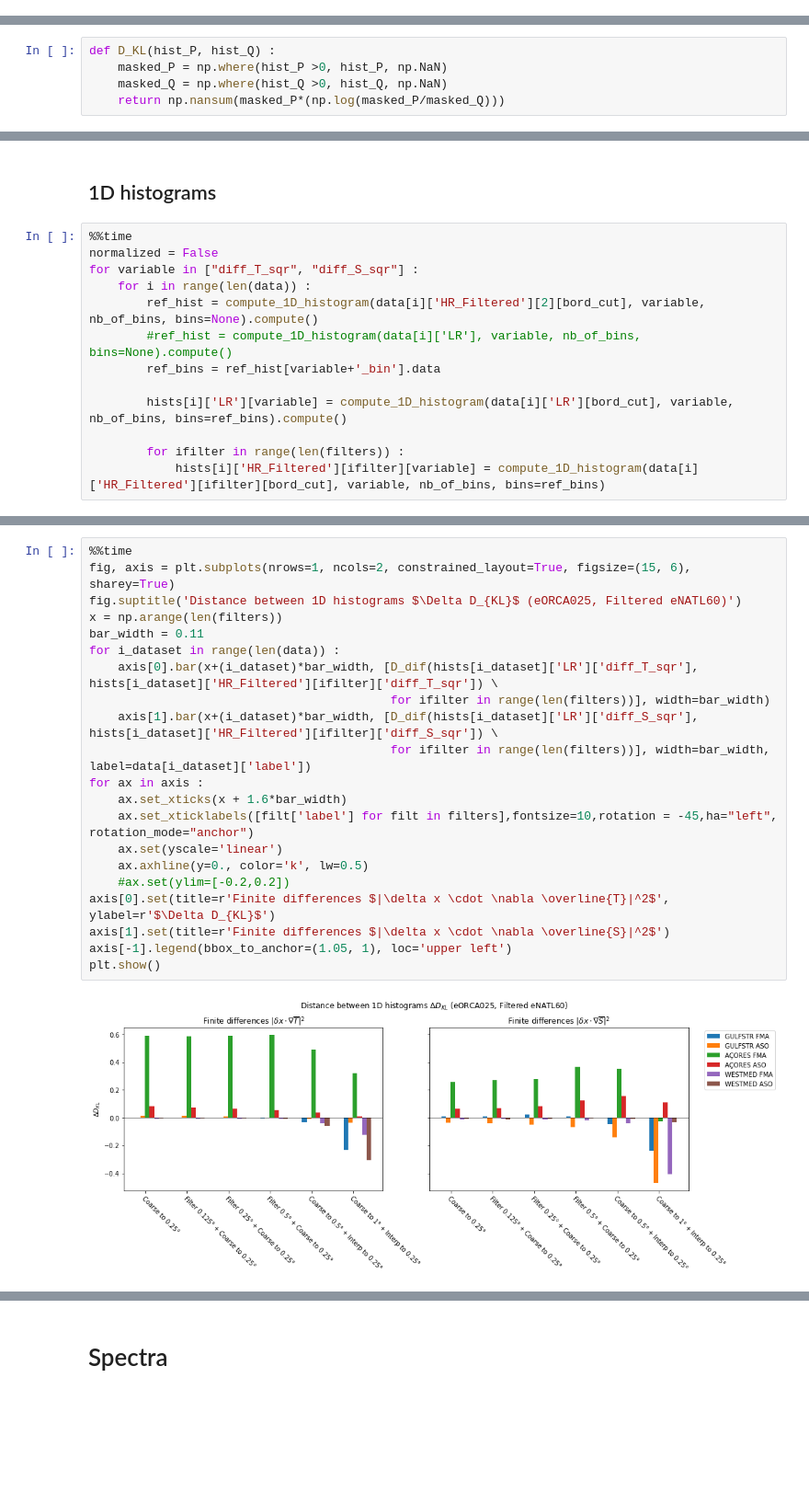
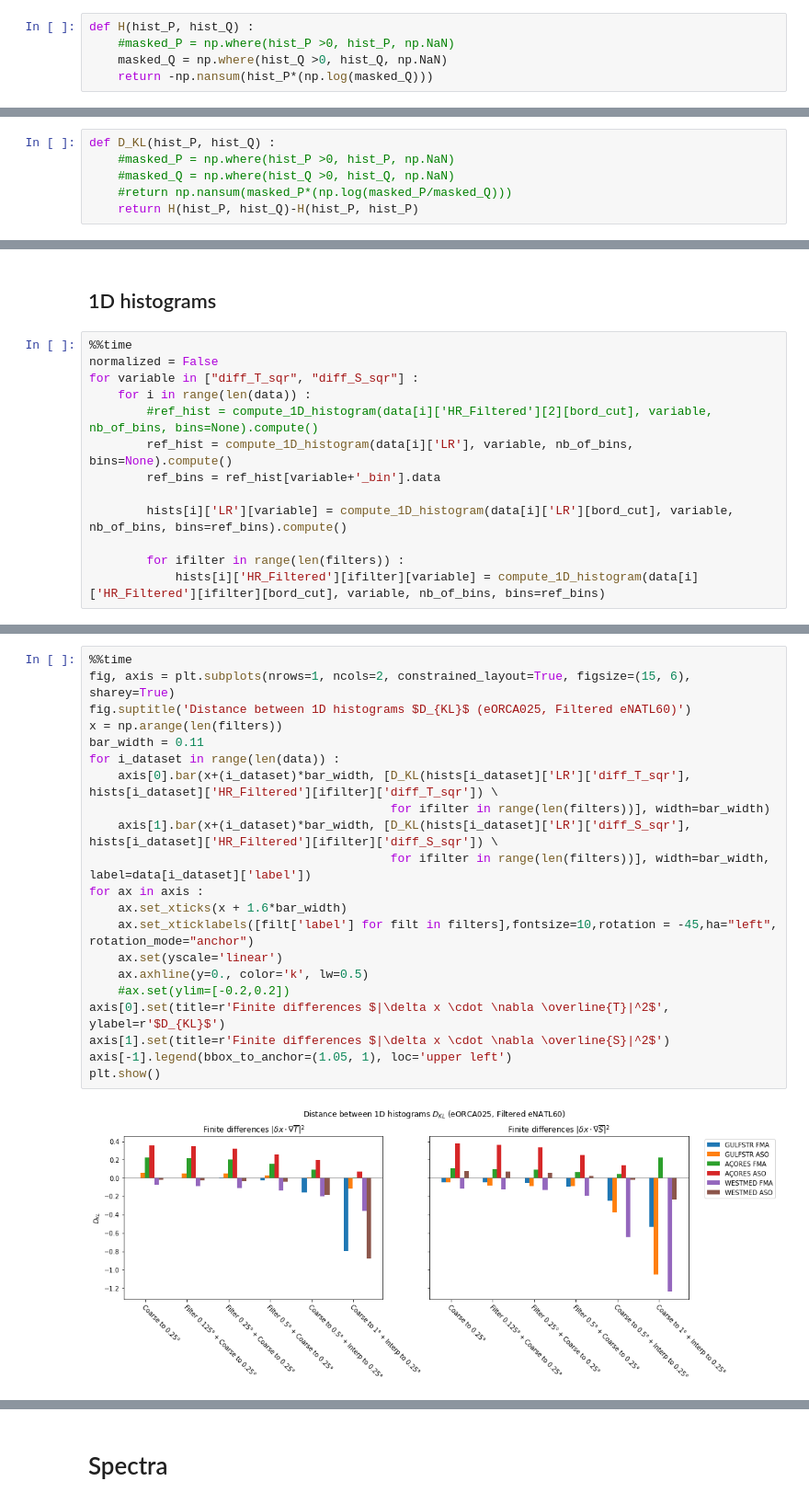
Before and after one commit to anastasiaGor/oceanDataNotebooks, a Jupyter notebook: compare_eNATL60_and_eORCA025/09-choice_of_filter.ipynb, the cells around one changed output, grey strips where cells are left out. Shown at 92% size. Saved outputs shown, nothing was run; the diff lists cells and outputs as text; blank space fills up the shorter version.

Commit message:
some clarifications of histograms divergence metrics, added spectra

```diff
--- a/compare_eNATL60_and_eORCA025/09-choice_of_filter.ipynb
+++ b/compare_eNATL60_and_eORCA025/09-choice_of_filter.ipynb
@@ -109,2 +114,7 @@ def margin_hist(data, color_index, x_bins, y_bins, ax_histx, ax_histy, ax_big):
+# %%
+def H(hist_P, hist_Q) :
+    #masked_P = np.where(hist_P >0, hist_P, np.NaN)
+    masked_Q = np.where(hist_Q >0, hist_Q, np.NaN)
+    return -np.nansum(hist_P*(np.log(masked_Q)))
 # %% [markdown]
 - Kullback-Leibler (KL) divergence (or relative entropy)
@@ -112,9 +122,10 @@ $$ D_{KL} (P || Q) = \sum_i P(i) \log\frac{P(i)}{Q(i)} $$
 a measure of how one probability distribution $Q$ is different from a second, reference probability distribution $P$ (information gain of $P$ in comparison to $Q$). In other words, it is the amount of information lost when $Q$ is used to approximate $P$.
 # %%
 def D_KL(hist_P, hist_Q) :
-    masked_P = np.where(hist_P >0, hist_P, np.NaN)
-    masked_Q = np.where(hist_Q >0, hist_Q, np.NaN)
-    return np.nansum(masked_P*(np.log(masked_P/masked_Q)))
+    #masked_P = np.where(hist_P >0, hist_P, np.NaN)
+    #masked_Q = np.where(hist_Q >0, hist_Q, np.NaN)
+    #return np.nansum(masked_P*(np.log(masked_P/masked_Q)))
+    return H(hist_P, hist_Q)-H(hist_P, hist_P)
 # %% [markdown]
 - Symmertrized KL divergence (Jeffreys divergence):
 $$ D_{sym} (P || Q) = D_{KL} (P || Q) + D_{KL} (Q || P) $$
@@ -360,8 +358,8 @@ for i in range(len(data)) :
 normalized = False
 for variable in ["diff_T_sqr", "diff_S_sqr"] :
     for i in range(len(data)) :
-        ref_hist = compute_1D_histogram(data[i]['HR_Filtered'][2][bord_cut], variable, nb_of_bins, bins=None).compute()
-        #ref_hist = compute_1D_histogram(data[i]['LR'], variable, nb_of_bins, bins=None).compute()
+        #ref_hist = compute_1D_histogram(data[i]['HR_Filtered'][2][bord_cut], variable, nb_of_bins, bins=None).compute()
+        ref_hist = compute_1D_histogram(data[i]['LR'], variable, nb_of_bins, bins=None).compute()
         ref_bins = ref_hist[variable+'_bin'].data
 
         hists[i]['LR'][variable] = compute_1D_histogram(data[i]['LR'][bord_cut], variable, nb_of_bins, bins=ref_bins).compute()
@@ -374,23 +372,23 @@ Wall time: 12.7 s
 # %%
 %%time
 fig, axis = plt.subplots(nrows=1, ncols=2, constrained_layout=True, figsize=(15, 6), sharey=True)
-fig.suptitle('Distance between 1D histograms $\Delta D_{KL}$ (eORCA025, Filtered eNATL60)')
+fig.suptitle('Distance between 1D histograms $D_{KL}$ (eORCA025, Filtered eNATL60)')
 x = np.arange(len(filters))
 bar_width = 0.11
 for i_dataset in range(len(data)) :
-    axis[0].bar(x+(i_dataset)*bar_width, [D_dif(hists[i_dataset]['LR']['diff_T_sqr'], hists[i_dataset]['HR_Filtered'][ifilter]['diff_T_sqr']) \
+    axis[0].bar(x+(i_dataset)*bar_width, [D_KL(hists[i_dataset]['LR']['diff_T_sqr'], hists[i_dataset]['HR_Filtered'][ifilter]['diff_T_sqr']) \
                                           for ifilter in range(len(filters))], width=bar_width)
-    axis[1].bar(x+(i_dataset)*bar_width, [D_dif(hists[i_dataset]['LR']['diff_S_sqr'], hists[i_dataset]['HR_Filtered'][ifilter]['diff_S_sqr']) \
+    axis[1].bar(x+(i_dataset)*bar_width, [D_KL(hists[i_dataset]['LR']['diff_S_sqr'], hists[i_dataset]['HR_Filtered'][ifilter]['diff_S_sqr']) \
                                           for ifilter in range(len(filters))], width=bar_width, label=data[i_dataset]['label'])
 for ax in axis :
     ax.set_xticks(x + 1.6*bar_width)
     ax.set_xticklabels([filt['label'] for filt in filters],fontsize=10,rotation = -45,ha="left", rotation_mode="anchor")
     ax.set(yscale='linear')
     ax.axhline(y=0., color='k', lw=0.5)
     #ax.set(ylim=[-0.2,0.2])
-axis[0].set(title=r'Finite differences $|\delta x \cdot \nabla \overline{T}|^2$', ylabel=r'$\Delta D_{KL}$')
+axis[0].set(title=r'Finite differences $|\delta x \cdot \nabla \overline{T}|^2$', ylabel=r'$D_{KL}$')
 axis[1].set(title=r'Finite differences $|\delta x \cdot \nabla \overline{S}|^2$')
 axis[-1].legend(bbox_to_anchor=(1.05, 1), loc='upper left')
 plt.show()
 # %% [output]
-[figure, old version]
+[figure, new version]
```
Also changed, not shown: parts of 22 cells of this notebook.
